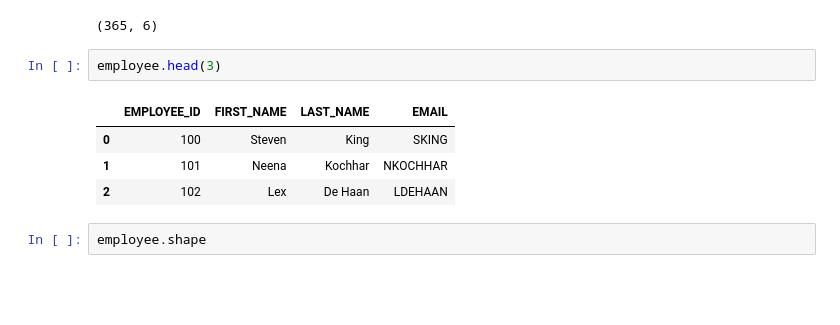
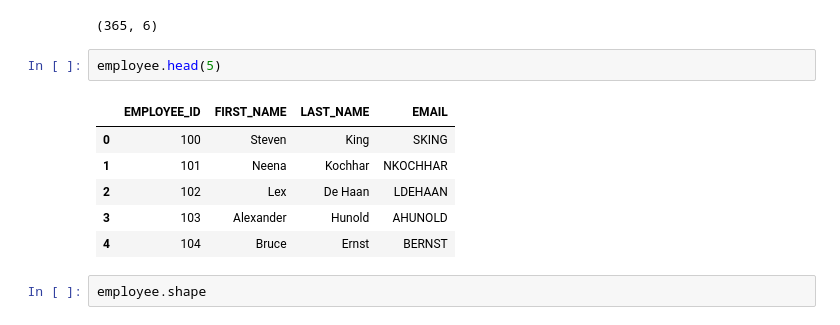
Before and after one commit to singhbhaskar360/Python_ML, a Jupyter notebook: string_date_time_task_22.ipynb, the cells around one changed output. Saved outputs shown, nothing was run; the diff lists cells and outputs as text; blank space fills up the shorter version.

```diff
--- a/string_date_time_task_22.ipynb
+++ b/string_date_time_task_22.ipynb
@@ -208,12 +208,14 @@ log_file.shape
 # %% [output]
 (365, 6)
 # %%
-employee.head(3)
+employee.head(5)
 # %% [output]
 |  | EMPLOYEE_ID | FIRST_NAME | LAST_NAME | EMAIL |
 | 0 | 100 | Steven | King | SKING |
 | 1 | 101 | Neena | Kochhar | NKOCHHAR |
 | 2 | 102 | Lex | De Haan | LDEHAAN |
+| 3 | 103 | Alexander | Hunold | AHUNOLD |
+| 4 | 104 | Bruce | Ernst | BERNST |
 # %%
 employee.shape
 # %% [output]
```
Also changed, not shown: parts of 7 cells of this notebook.
